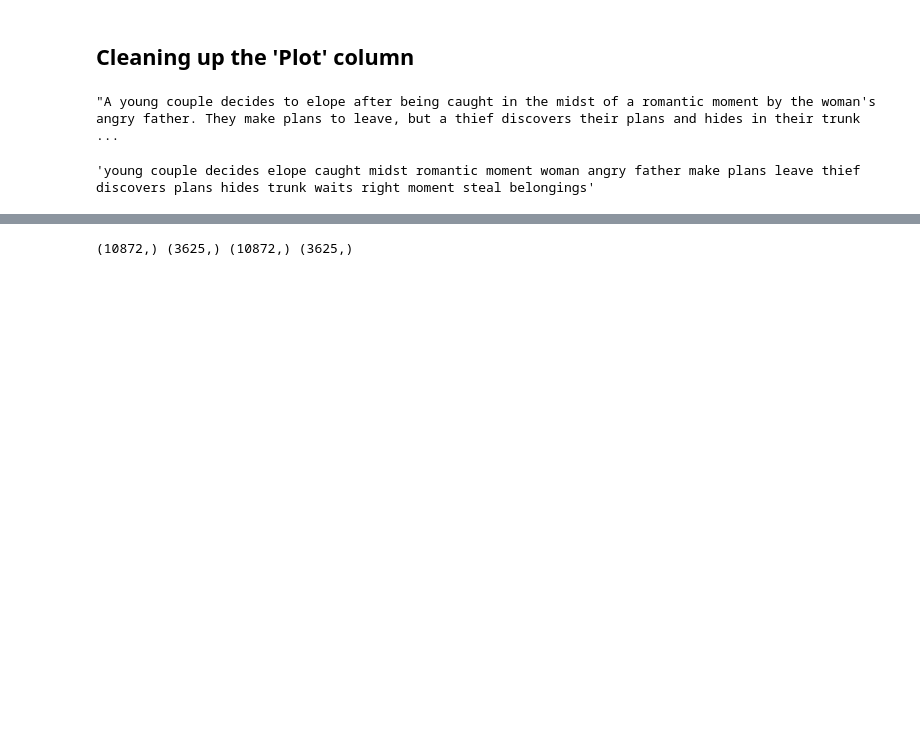
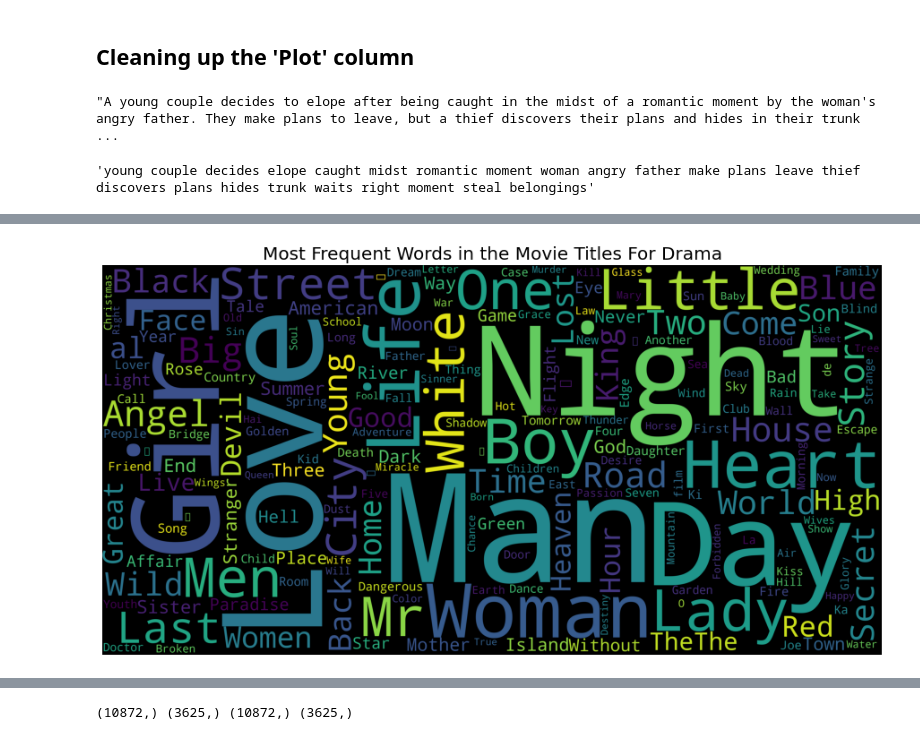
Before and after one commit to Wonuabimbola/movie-genre-prediction, a Jupyter notebook: Untitled.ipynb, the cells around one changed output, grey strips where cells are left out. Drawn from its saved outputs; the diff is of its cells as text; code cells hidden in the pictures; blank space fills up the shorter version.

```diff
--- a/Untitled.ipynb
+++ b/Untitled.ipynb
@@ -307,0 +274,15 @@ df_to_use['Plot'][5]
+# %%
+# Create a wordcloud of the movie titles
+# movies['title'] = movies['title'].fillna("").astype('str')
+title_corpus = ' '.join(drama_plot['Title'])
+title_wordcloud = WordCloud(stopwords=STOPWORDS, background_color='black', height=2000, width=4000).generate(title_corpus)
+
+# Plot the wordcloud
+fig, ax = plt.subplots(figsize=(16,8))
+plt.imshow(title_wordcloud)
+plt.axis('off')
+plt.title('Most Frequent Words in the Movie Titles For Drama', fontsize = 20)
+plt.show()
+fig.savefig('./images/MovieTitleCloudDrama.png');
+# %% [output]
+[figure, added]
```
Also changed, not shown: parts of 53 cells of this notebook, 13 other files.
